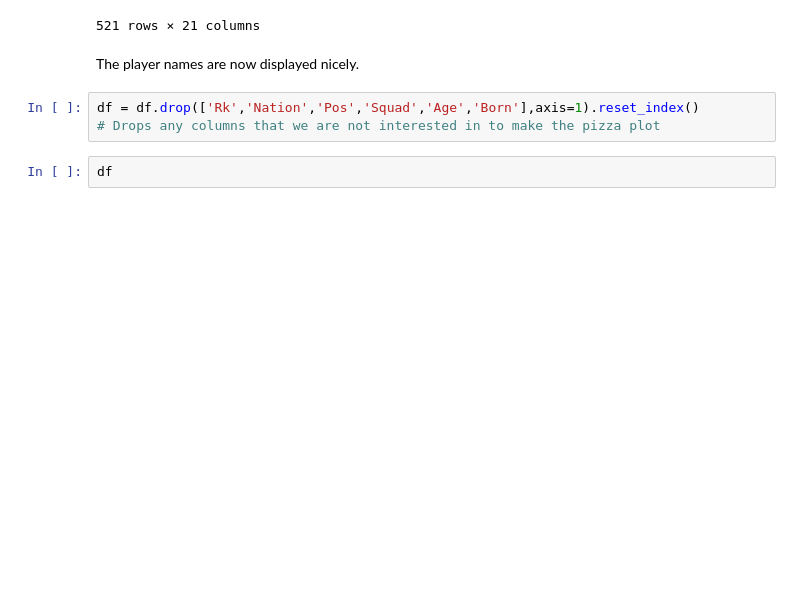
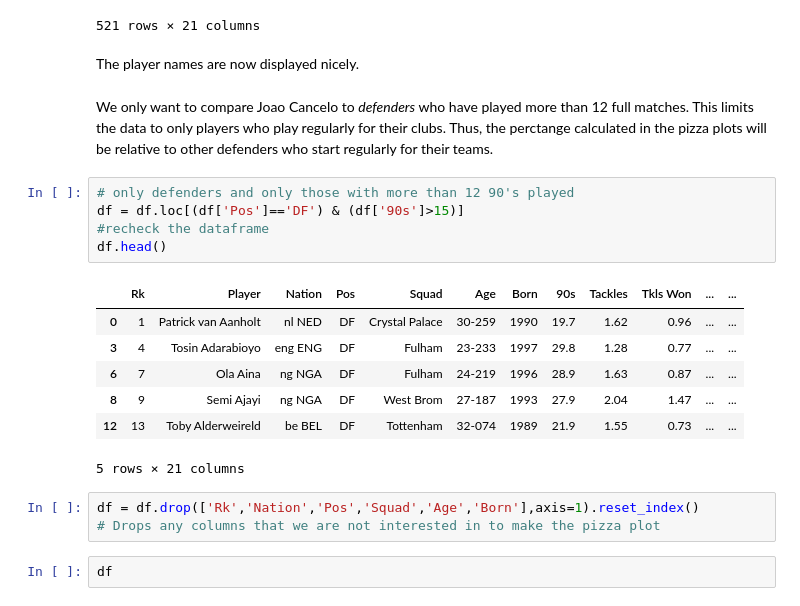
Before and after one commit to joeyanderson1/Football-Data-Analysis, a Jupyter notebook: Joao Cancelo Analysis .ipynb, the cells around one changed output. Drawn from its saved outputs; the diff is of its cells as text; blank space fills up the shorter version.

```diff
--- a/Joao Cancelo Analysis .ipynb
+++ b/Joao Cancelo Analysis .ipynb
@@ -51,6 +51,21 @@ df
 521 rows × 21 columns
 # %% [markdown]
 The player names are now displayed nicely.
+# %% [markdown]
+We only want to compare Joao Cancelo to *defenders* who have played more than 12 full matches. This limits the data to only players who play regularly for their clubs. Thus, the perctange calculated in the pizza plots will be relative to other defenders who start regularly for their teams.
+# %%
+# only defenders and only those with more than 12 90's played
+df = df.loc[(df['Pos']=='DF') & (df['90s']>15)]
+#recheck the dataframe
+df.head()
+# %% [output]
+|  | Rk | Player | Nation | Pos | Squad | Age | Born | 90s | Tackles | Tkls Won | ... | ... |
+| 0 | 1 | Patrick van Aanholt | nl NED | DF | Crystal Palace | 30-259 | 1990 | 19.7 | 1.62 | 0.96 | ... | ... |
+| 3 | 4 | Tosin Adarabioyo | eng ENG | DF | Fulham | 23-233 | 1997 | 29.8 | 1.28 | 0.77 | ... | ... |
+| 6 | 7 | Ola Aina | ng NGA | DF | Fulham | 24-219 | 1996 | 28.9 | 1.63 | 0.87 | ... | ... |
+| 8 | 9 | Semi Ajayi | ng NGA | DF | West Brom | 27-187 | 1993 | 27.9 | 2.04 | 1.47 | ... | ... |
+| 12 | 13 | Toby Alderweireld | be BEL | DF | Tottenham | 32-074 | 1989 | 21.9 | 1.55 | 0.73 | ... | ... |
+5 rows × 21 columns
 # %%
 df = df.drop(['Rk','Nation','Pos','Squad','Age','Born'],axis=1).reset_index()
 # Drops any columns that we are not interested in to make the pizza plot
```
Also changed, not shown: parts of 14 cells of this notebook.
